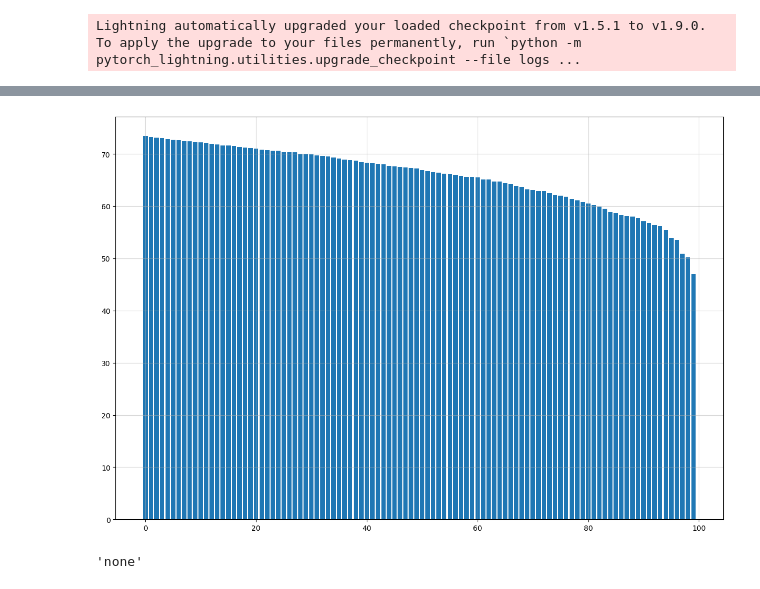
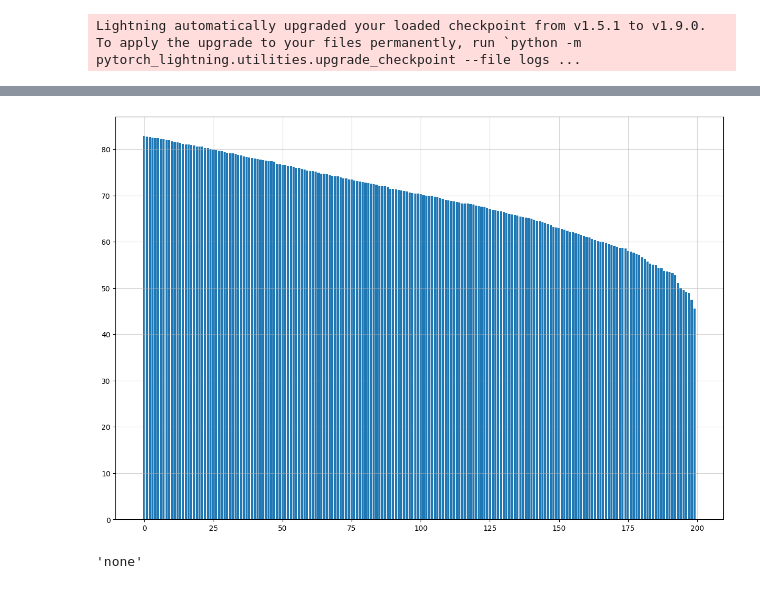
Before and after one commit to GBATZOLIS/conditional_score_diffusion, a Jupyter notebook: notebooks/sample_from_trained_celebA.ipynb, the cells around one changed output, grey strips where cells are left out. Saved outputs shown, nothing was run; the diff lists cells and outputs as text; code cells hidden in the pictures.

```diff
--- a/notebooks/sample_from_trained_celebA.ipynb
+++ b/notebooks/sample_from_trained_celebA.ipynb
@@ -100,15 +100,15 @@ fig.show()
 # %%
-s = singular_values[0][-100:]
+s = singular_values[0][-200:]
 fig = plt.figure(figsize=(15,10))
 #ax.rcParams.update({'font.size': 16})
 plt.grid(alpha=0.5)
 plt.bar(range(len(s)), s)
 #plt.xticks(range(0, 100, 5))
 #plt.vlines(95, 0, np.max(s), color='r', linestyles='--')
 #plt.vlines(70, 0, np.max(s), color='r', linestyles='--')
 fig.show()
 # %% [output]
-[figure, old version]
+[figure, new version]
 # %%
 config.model.progressive_input
 # %% [output]
```
Also changed, not shown: parts of 2 cells of this notebook.
